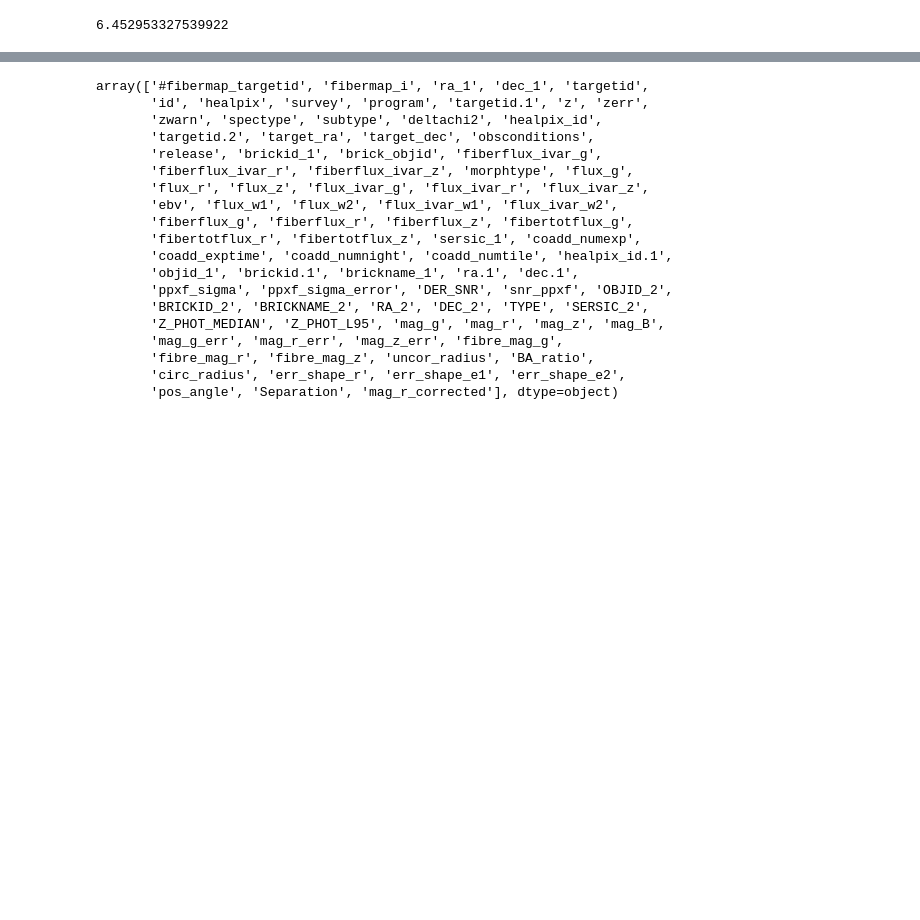
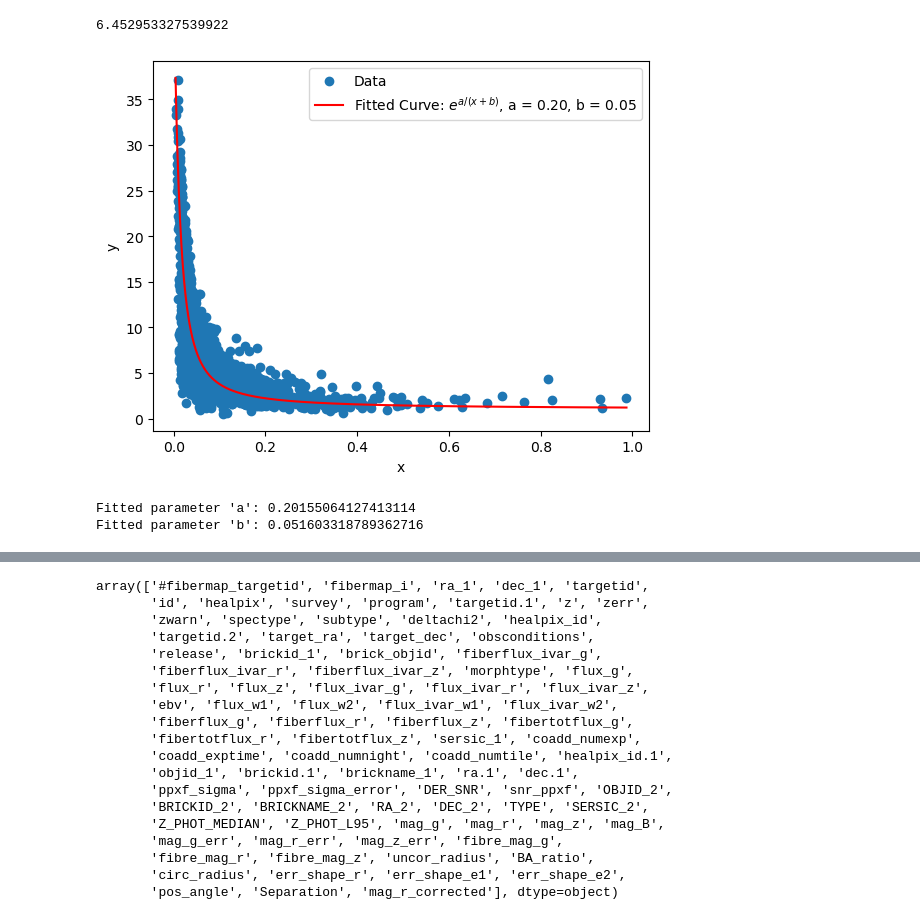
Before and after one commit to KSaid-1/DESI_fuji_FP, a Jupyter notebook: FP_sample.ipynb, the cells around one changed output, grey strips where cells are left out. Saved outputs shown, nothing was run; the diff lists cells and outputs as text; code cells hidden in the pictures; blank space fills up the shorter version.

```diff
--- a/FP_sample.ipynb
+++ b/FP_sample.ipynb
@@ -110 +141,35 @@ print(np.mean(fuji_gsigma_lowz.snr_ppxf))
+# %%
+
+def model(x, a, b):
+    return np.exp(a / (x + b))
+
+# Generate some example data
+x_data = fuji_gsigma_lowz.ppxf_sigma_error/fuji_gsigma_lowz.ppxf_sigma
+y_data = fuji_gsigma_lowz.snr_ppxf
+
+# Perform the curve fit
+params, covariance = curve_fit(model, x_data, y_data, p0=(1.0, 1.0), sigma=fuji_gsigma_lowz.z)  # Initial guess for 'a' and 'b'
+
+# Extract the fitted parameters 'a' and 'b'
+a_fit, b_fit = params
+
+# Generate the fitted curve for plotting
+x_fit = np.linspace(min(x_data), max(x_data), 1000)
+y_fit = model(x_fit, a_fit, b_fit)
+
+# Plot the original data and the fitted curve
+plt.scatter(x_data, y_data, label="Data")
+plt.plot(x_fit, y_fit, label=f"Fitted Curve: $e^{{a / (x + b)}}$, a = {a_fit:.2f}, b = {b_fit:.2f}", color='red')
+plt.xlabel('x')
+plt.ylabel('y')
+plt.legend()
+plt.show()
+
+# Print the fitted parameters 'a' and 'b'
+print(f"Fitted parameter 'a': {a_fit}")
+print(f"Fitted parameter 'b': {b_fit}")
+# %% [output]
+[figure, added]
+Fitted parameter 'a': 0.20155064127413114
+Fitted parameter 'b': 0.051603318789362716
 # %%
```
Also changed, not shown: parts of 20 cells of this notebook.
